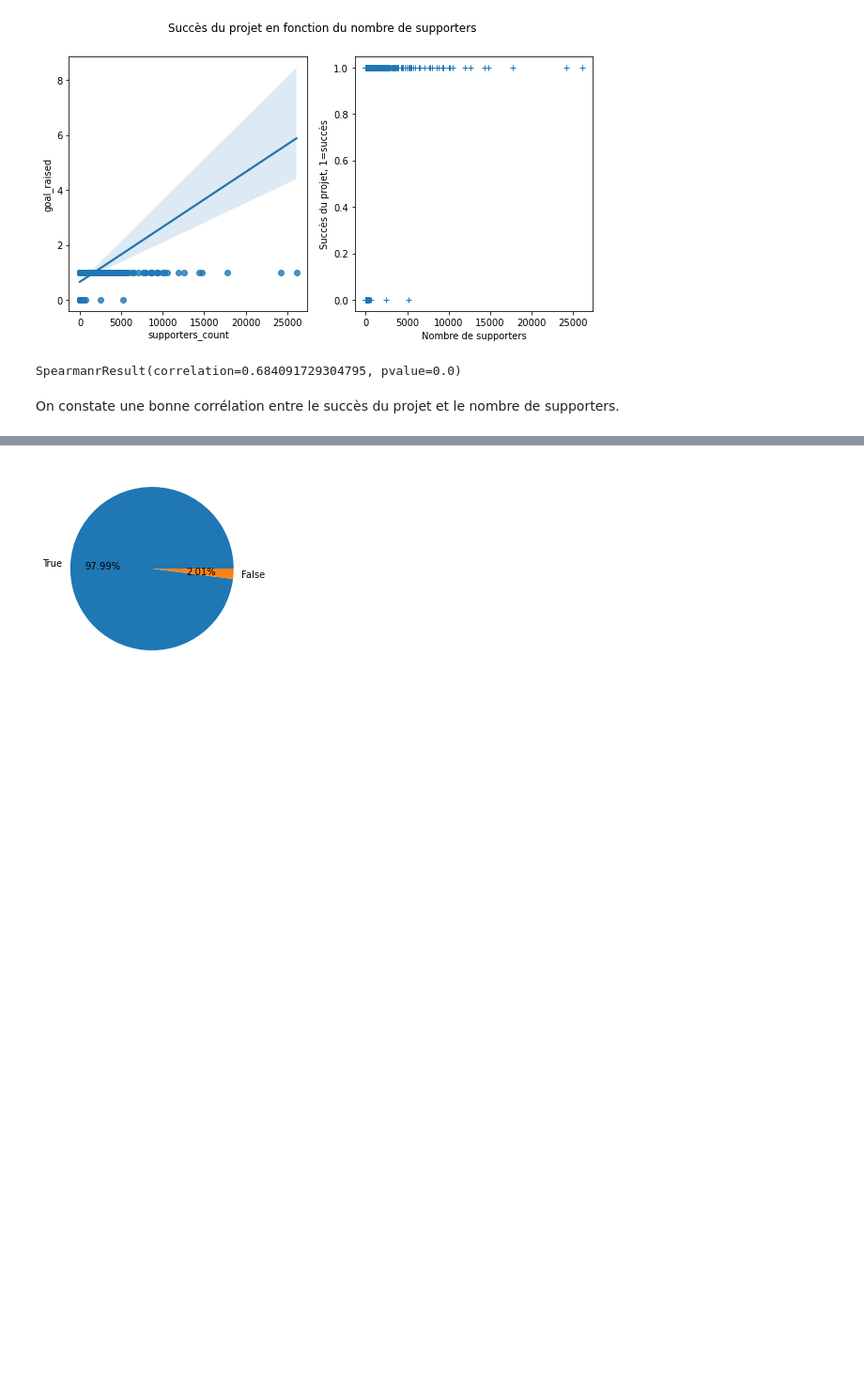
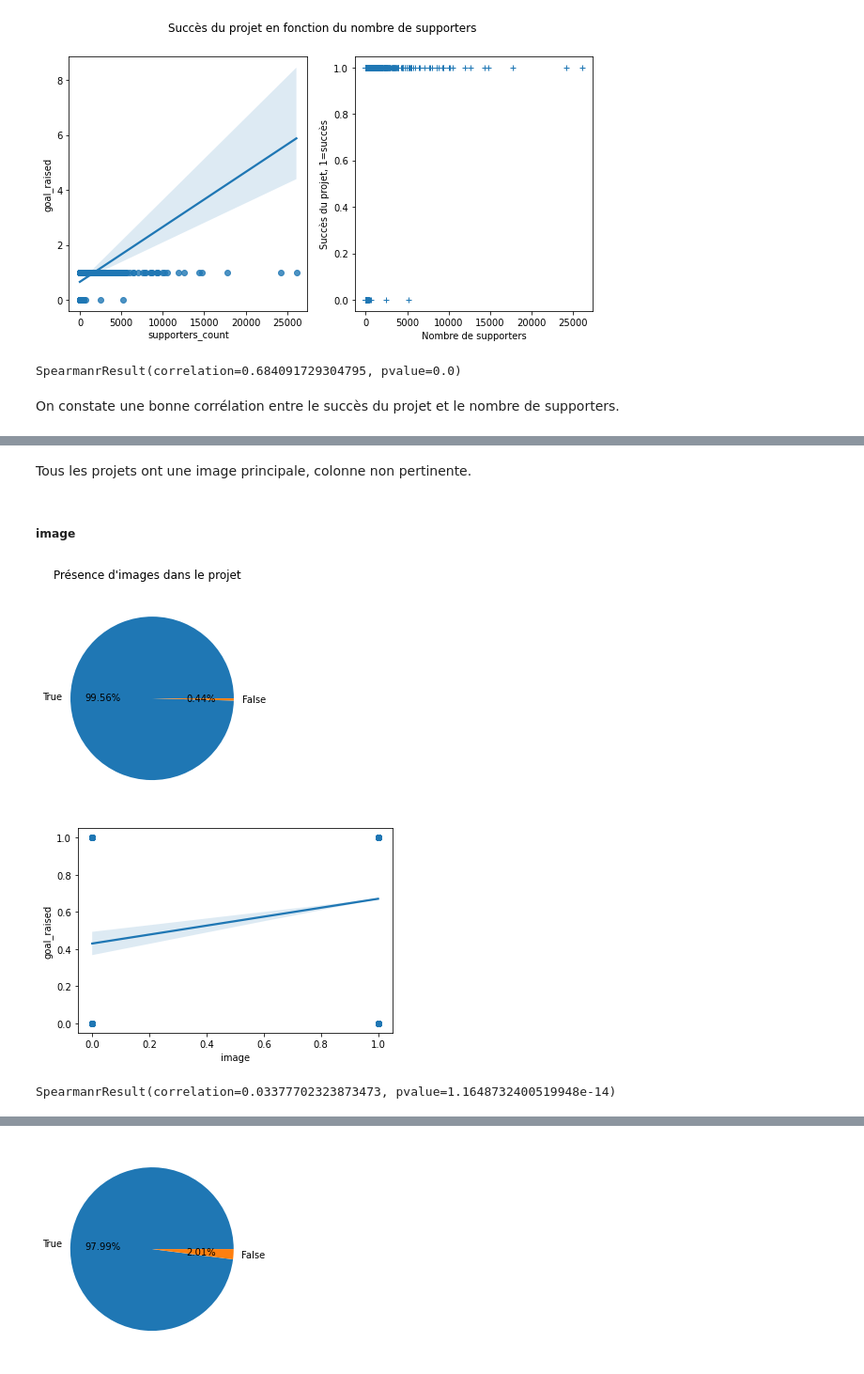
Before and after one commit to sercansen/dasci_ulule, a Jupyter notebook: Stats_descriptives_Ulule.ipynb, the cells around one changed output, grey strips where cells are left out. Shown at 94% size. Drawn from its saved outputs; the diff is of its cells as text; code cells hidden in the pictures; blank space fills up the shorter version.

```diff
--- a/Stats_descriptives_Ulule.ipynb
+++ b/Stats_descriptives_Ulule.ipynb
@@ -356,0 +418,16 @@ On constate une bonne corrélation entre le succès du projet et le nombre de su
+# %% [markdown]
+Tous les projets ont une image principale, colonne non pertinente.
+# %% [markdown]
+##### image
+# %%
+pie_feature("image", "Présence d'images dans le projet")
+
+plt.figure()
+sns.regplot(x="image", y="goal_raised", data=data)
+plt.show()
+
+spearmanr(data['goal_raised'], data['image'])
+# %% [output]
+[figure, added]
+[figure, added]
+SpearmanrResult(correlation=0.03377702323873473, pvalue=1.1648732400519948e-14)
```
Also changed, not shown: parts of 20 cells of this notebook.
